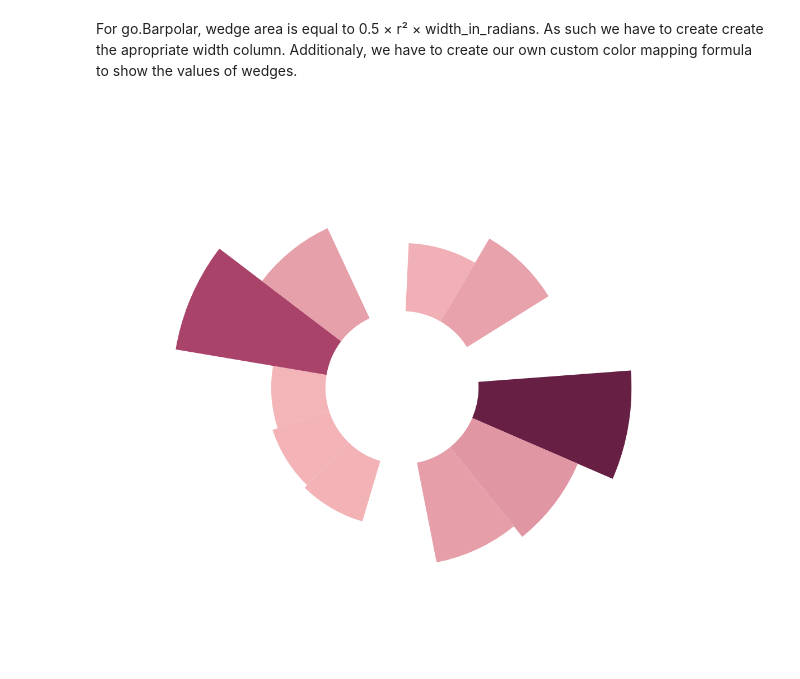
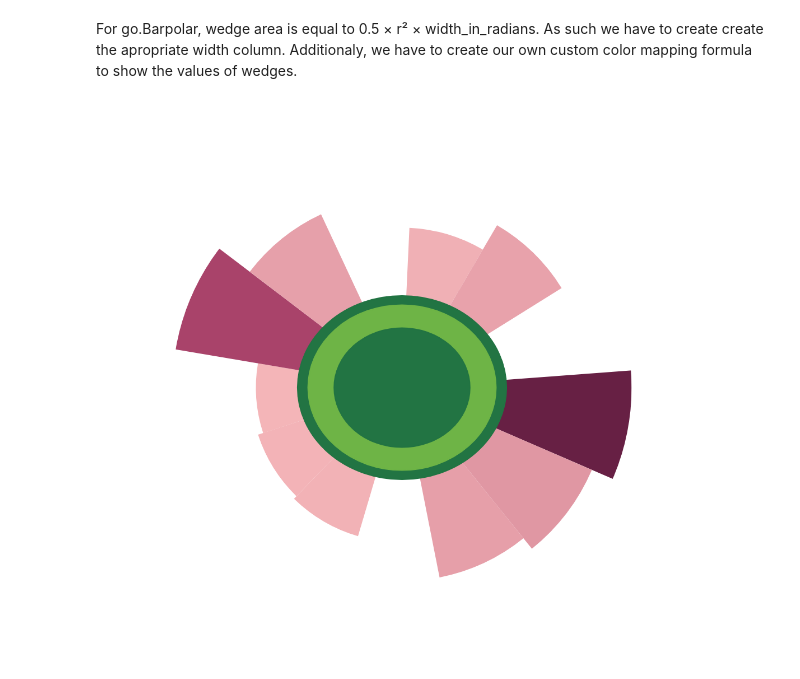
Before and after one commit to romgzn/Data_Analysis_Machine_Learning_Assignments, a Jupyter notebook: first_assignment/Sandwich.ipynb, the cells around one changed output. Drawn from its saved outputs; the diff is of its cells as text; code cells hidden in the pictures.

```diff
--- a/first_assignment/Sandwich.ipynb
+++ b/first_assignment/Sandwich.ipynb
@@ -232,39 +232,61 @@ fig = go.Figure(go.Barpolar(
         cmax=donut_eco['shortfallOvershoot_pct'].max(),
         showscale=False,
     ),
-    base=5,
+    base=6,
     hovertext=donut_eco['indicator'],
     customdata=donut_eco['shortfallOvershoot_pct'],
     hovertemplate='<b>%{hovertext}</b><br>Overshoot: %{customdata:.1f}%<extra></extra>'
 ))
 
 fig.update_layout(
     template=None,
     width=1000,
     height=1000,
     polar=dict(
         bgcolor='rgba(0,0,0,0)',
         radialaxis=dict(
             range = [0,15],
             showgrid=False,
             showline=False,
             showticklabels=False,
             ticks=''
         ),
         angularaxis=dict(
             rotation=73.5,
             direction='clockwise',
             showgrid=False,
             showline=False,
             showticklabels=False,
             ticks=''
         )
     )
 )
 
+fig.add_shape(type="circle",
+    xref="paper", yref="paper",
+    fillcolor="#227443",
+    x0=0.3, y0=0.3, x1=0.7, y1=0.7,
+    line_color="#227443",
+)
+
+fig.add_shape(type="circle",
+    xref="paper", yref="paper",
+    fillcolor="#6eb446",
+    x0=0.32, y0=0.32, x1=0.68, y1=0.68,
+    line_color="#6eb446",
+)
+
+fig.add_shape(type="circle",
+    xref="paper", yref="paper",
+    fillcolor="#227443",
+    x0=0.37, y0=0.37, x1=0.63, y1=0.63,
+    line_color="#227443",
+)
+
+
 fig.show()
 # %% [output]
-[figure, old version]
+[figure, new version]
 # %%
 import dash
 from dash import dcc, html
```
Also changed, not shown: parts of 2 cells of this notebook.
